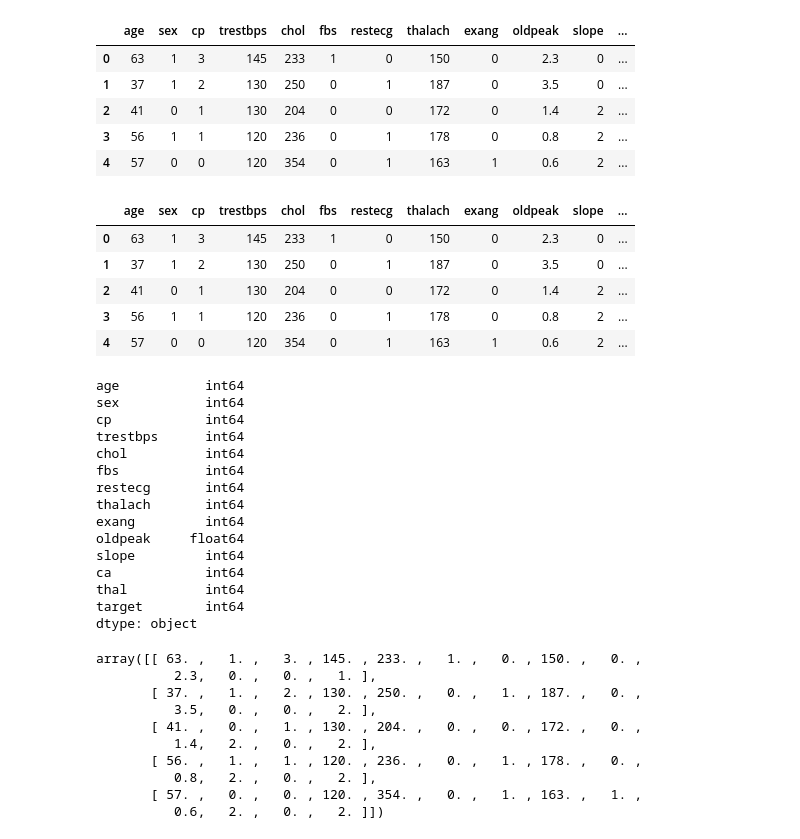
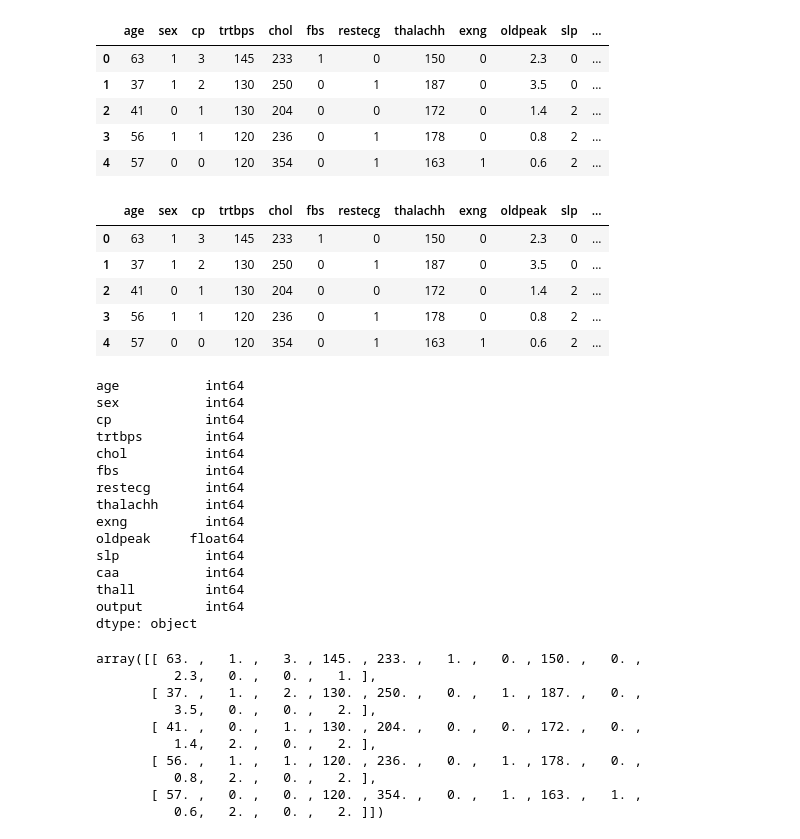
Before and after one commit to Fatemeh-ameri/Machine-Learning-with-Jadi, a Jupyter notebook: Classification/finalClassification_HeartLogistic.ipynb, the cells around one changed output. Cells and saved outputs as stored; diff of their text form; code cells hidden in the pictures.

```diff
--- a/Classification/finalClassification_HeartLogistic.ipynb
+++ b/Classification/finalClassification_HeartLogistic.ipynb
@@ -11,22 +11,22 @@ import itertools
 import matplotlib.pyplot as plt
 from sklearn.metrics import log_loss
 # %%
-data = "../DataSets/heart.csv"
+data = "../DataSets/16325569497737558.csv"
 df = pd.read_csv(data)
 # %%
 df.head()
 # %% [output]
-|  | age | sex | cp | trestbps | chol | fbs | restecg | thalach | exang | oldpeak | slope | ... |
+|  | age | sex | cp | trtbps | chol | fbs | restecg | thalachh | exng | oldpeak | slp | ... |
 | 0 | 63 | 1 | 3 | 145 | 233 | 1 | 0 | 150 | 0 | 2.3 | 0 | ... |
 | 1 | 37 | 1 | 2 | 130 | 250 | 0 | 1 | 187 | 0 | 3.5 | 0 | ... |
 | 2 | 41 | 0 | 1 | 130 | 204 | 0 | 0 | 172 | 0 | 1.4 | 2 | ... |
 | 3 | 56 | 1 | 1 | 120 | 236 | 0 | 1 | 178 | 0 | 0.8 | 2 | ... |
 | 4 | 57 | 0 | 0 | 120 | 354 | 0 | 1 | 163 | 1 | 0.6 | 2 | ... |
 # %%
-heart_df = df[['age', 'sex', 'cp', 'trestbps', 'chol', 'fbs', 'restecg', 'thalach', 'exang', 'oldpeak', 'slope', 'ca', 'thal', 'target']]
+heart_df = df[['age','sex','cp','trtbps','chol','fbs','restecg','thalachh','exng','oldpeak','slp','caa','thall','output']]
 heart_df.head()
 # %% [output]
-|  | age | sex | cp | trestbps | chol | fbs | restecg | thalach | exang | oldpeak | slope | ... |
+|  | age | sex | cp | trtbps | chol | fbs | restecg | thalachh | exng | oldpeak | slp | ... |
 | 0 | 63 | 1 | 3 | 145 | 233 | 1 | 0 | 150 | 0 | 2.3 | 0 | ... |
 | 1 | 37 | 1 | 2 | 130 | 250 | 0 | 1 | 187 | 0 | 3.5 | 0 | ... |
 | 2 | 41 | 0 | 1 | 130 | 204 | 0 | 0 | 172 | 0 | 1.4 | 2 | ... |
@@ -38,16 +38,16 @@ heart_df.dtypes
 age           int64
 sex           int64
 cp            int64
-trestbps      int64
+trtbps        int64
 chol          int64
 fbs           int64
 restecg       int64
-thalach       int64
-exang         int64
+thalachh      int64
+exng          int64
 oldpeak     float64
-slope         int64
-ca            int64
-thal          int64
-target        int64
+slp           int64
+caa           int64
+thall         int64
+output        int64
 dtype: object
 # %%
```
Also changed, not shown: parts of 4 cells of this notebook.
